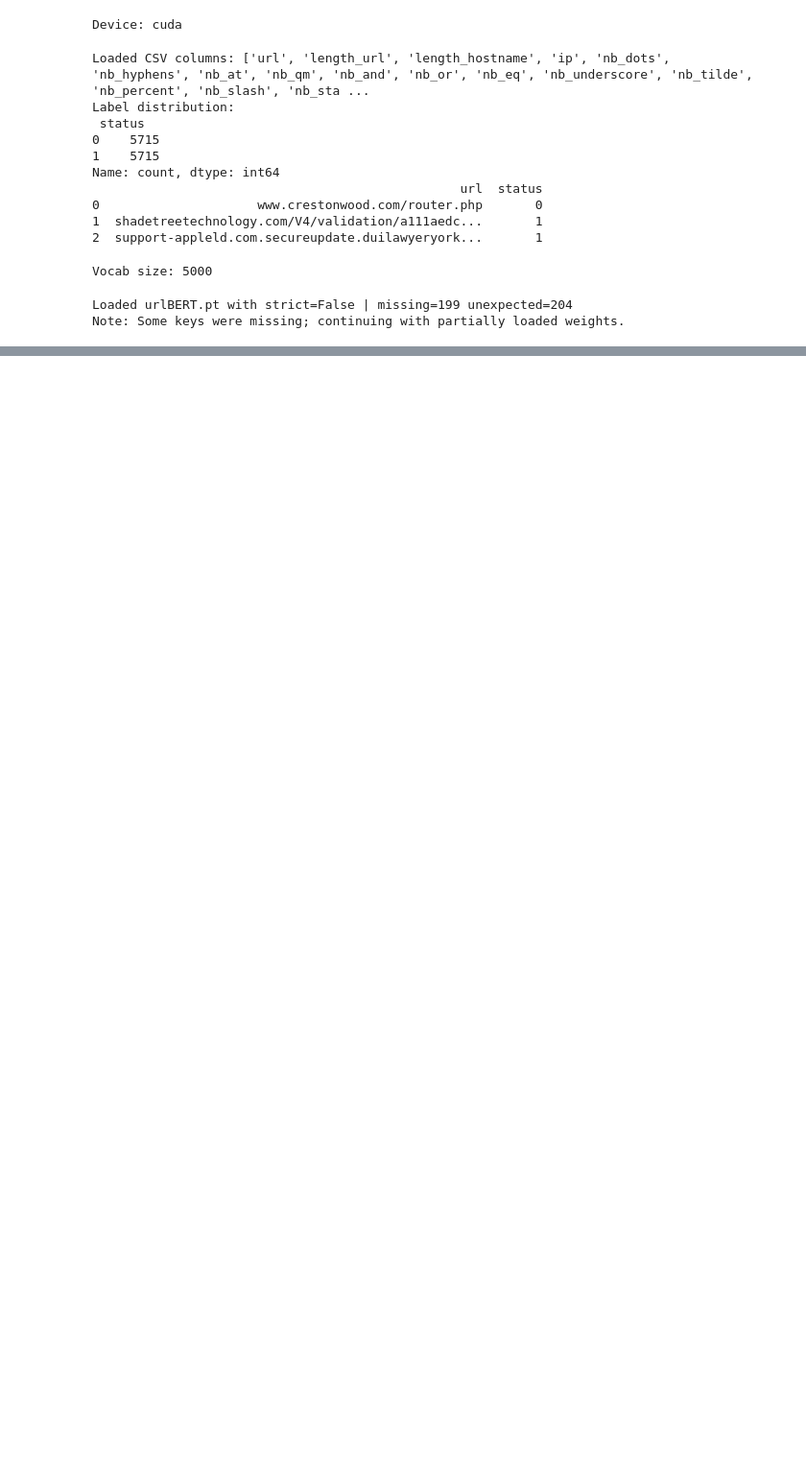
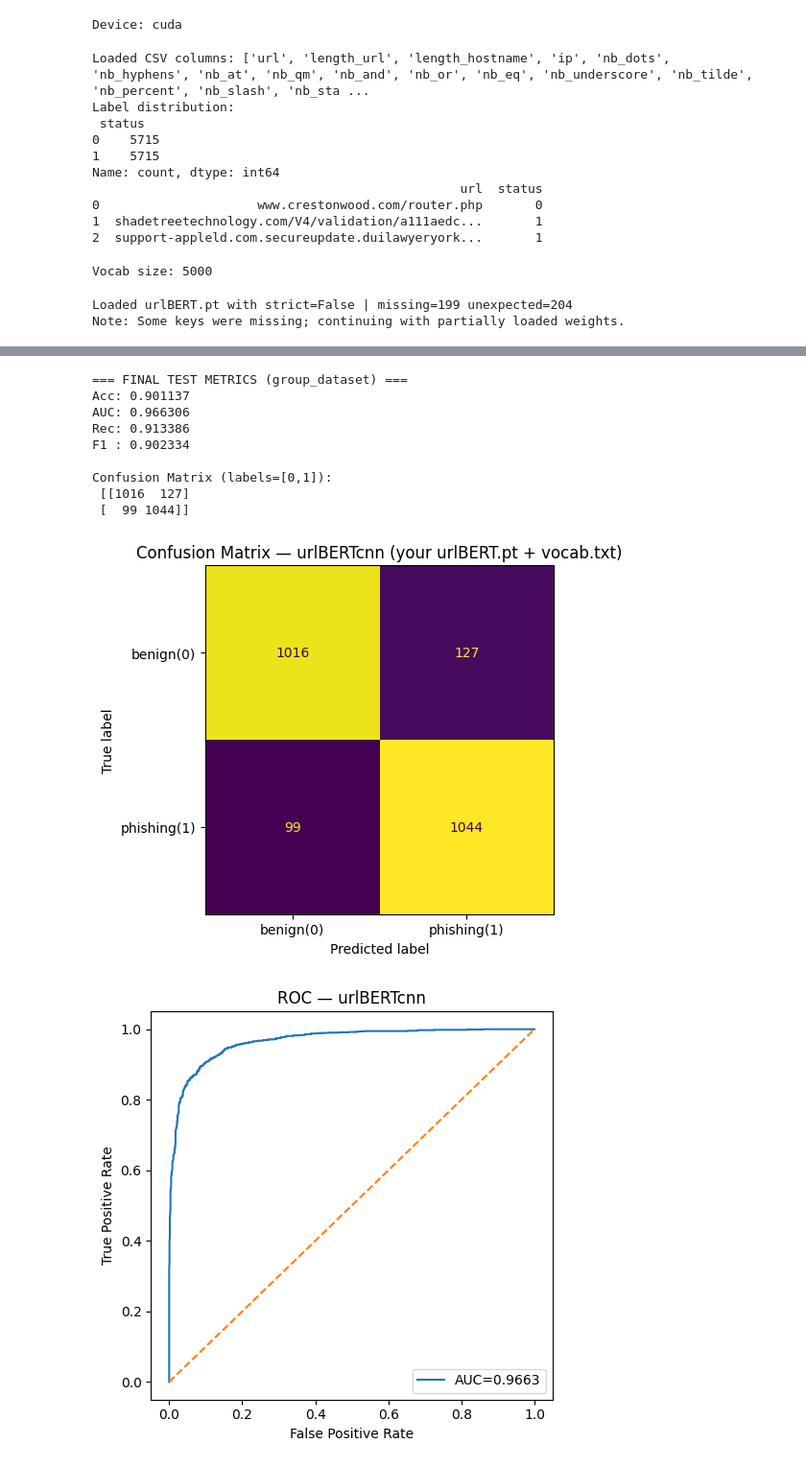
Before and after one commit to cheongyeechian/DLI, a Jupyter notebook: Lim_Li_Vorn_TP073982.ipynb, the cells around one changed output, grey strips where cells are left out. Shown at 96% size. Drawn from its saved outputs; the diff is of its cells as text; code cells hidden in the pictures; blank space fills up the shorter version.

Commit message:
Add final evaluation

```diff
--- a/Lim_Li_Vorn_TP073982.ipynb
+++ b/Lim_Li_Vorn_TP073982.ipynb
@@ -313,0 +314,53 @@ Epoch 3/3 | train_loss=0.2237 | val_acc=0.9011
+# %%
+# ------------------------------------------------------------
+# [9] Final evaluation
+# ------------------------------------------------------------
+probs, preds, labels = eval_loader(test_loader)
+
+acc = accuracy_score(labels, preds)
+prec, rec, f1, _ = precision_recall_fscore_support(labels, preds, average="binary", zero_division=0)
+try:
+    auc = roc_auc_score(labels, probs)
+except Exception:
+    auc = float("nan")
+
+print("\n=== FINAL TEST METRICS (group_dataset) ===")
+print(f"Acc: {acc:.6f}")
+print(f"AUC: {auc:.6f}")
+print(f"Rec: {rec:.6f}")
+print(f"F1 : {f1:.6f}")
+
+cm = confusion_matrix(labels, preds, labels=[0,1])
+print("\nConfusion Matrix (labels=[0,1]):\n", cm)
+
+fig, ax = plt.subplots(figsize=(5,5))
+disp = ConfusionMatrixDisplay(confusion_matrix=cm, display_labels=["benign(0)","phishing(1)"])
+disp.plot(ax=ax, values_format="d", colorbar=False)
+plt.title("Confusion Matrix — urlBERTcnn (your urlBERT.pt + vocab.txt)")
+plt.tight_layout()
+plt.show()
+
+try:
+    fpr, tpr, thr = roc_curve(labels, probs)
+    plt.figure(figsize=(5,5))
+    plt.plot(fpr, tpr, label=f"AUC={auc:.4f}")
+    plt.plot([0,1],[0,1],'--')
+    plt.xlabel("False Positive Rate"); plt.ylabel("True Positive Rate")
+    plt.title("ROC — urlBERTcnn")
+    plt.legend(loc="lower right")
+    plt.tight_layout()
+    plt.show()
+except Exception:
+    print("ROC skipped (likely only one class present).")
+# %% [output]
+=== FINAL TEST METRICS (group_dataset) ===
+Acc: 0.901137
+AUC: 0.966306
+Rec: 0.913386
+F1 : 0.902334
+
+Confusion Matrix (labels=[0,1]):
+ [[1016  127]
+ [  99 1044]]
+[figure, added]
+[figure, added]
```
Also changed, not shown: parts of 2 cells of this notebook.
